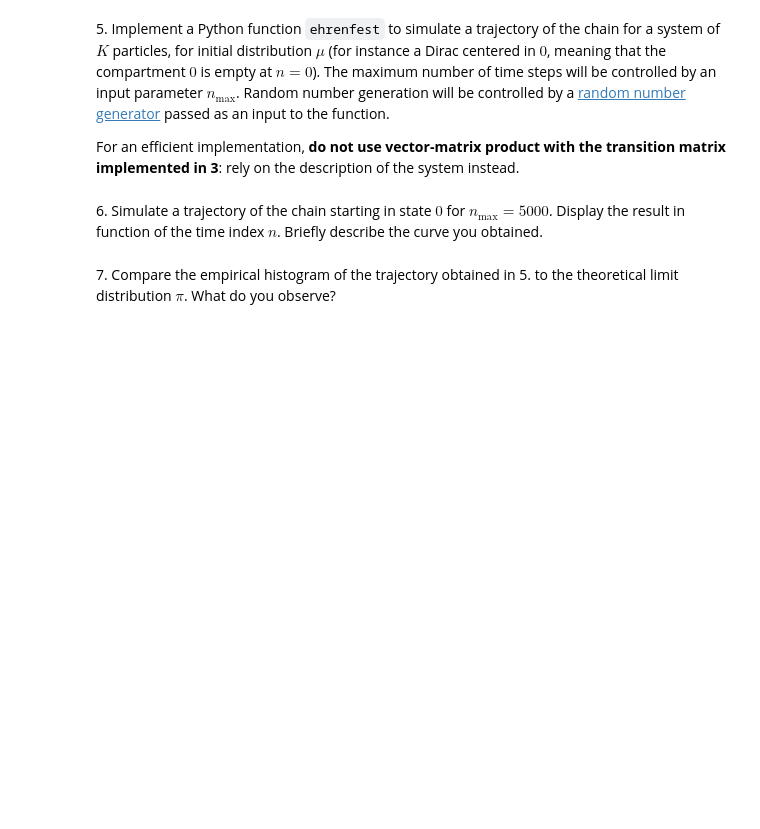
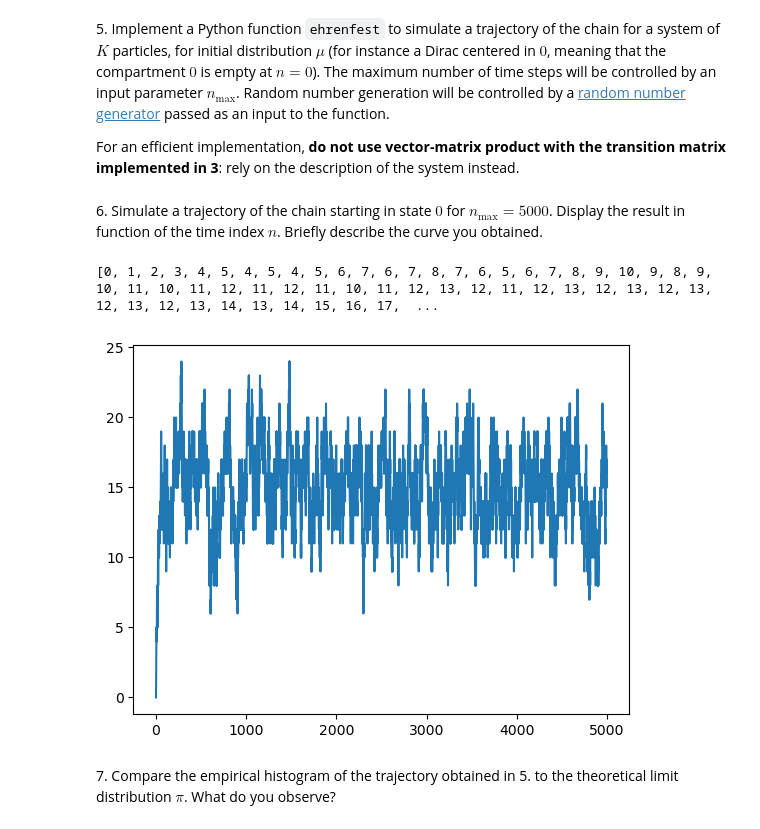
Before and after one commit to benech17/Markov-Chains-SDIA, a Jupyter notebook: lab1_markov_students/lab1_notebook.ipynb, the cells around one changed output. Saved outputs shown, nothing was run; the diff lists cells and outputs as text; code cells hidden in the pictures; blank space fills up the shorter version.

```diff
--- a/lab1_markov_students/lab1_notebook.ipynb
+++ b/lab1_markov_students/lab1_notebook.ipynb
@@ -79,7 +137,41 @@ This lab session will be evaluated, based on your answer to the exercises report
 5\. <!--[$\cdot$/2]--> Implement a Python function `ehrenfest` to simulate a trajectory of the chain for a system of $K$ particles, for initial distribution $\mu$ (for instance a Dirac centered in $0$, meaning that the compartment $0$ is empty at $n = 0$). The maximum number of time steps will be controlled by an input parameter $n_{\max}$. Random number generation will be controlled by a [random number generator](https://numpy.org/doc/stable/reference/random/generator.html) passed as an input to the function.
 
 For an efficient implementation, **do not use vector-matrix product with the transition matrix implemented in 3**: rely on the description of the system instead.
+# %%
+import matplotlib.pyplot as plt
+nmax=100
+nu0=0
+def ehrenfest(nmax,rng,nu0,P):
+    np.random.seed(rng)
+    nu_list=[nu0]
+    K=P.shape[0]-1
+    for j in range(0,nmax):
+        if nu0==0:
+            x=1
+        elif nu0==K:
+            x=K-1
+        else:
+            p=np.array([P[nu0,nu0-1],P[nu0,nu0+1]])
+            x=nu0+np.random.choice([-1,1],size=1,p=p)[0]
+        nu0=x
+        nu_list.append(nu0)
+    return nu_list
 # %% [markdown]
 6\. Simulate a trajectory of the chain starting in state $0$ for $n_{\max} = 5000$. Display the result in function of the time index $n$. Briefly describe the curve you obtained.
+# %%
+import plotly.graph_objects as go
+nmax=5000
+nu_list=ehrenfest(nmax,42,nu0,P)
+print(nu_list)
+plt.plot(range(0,nmax+1),nu_list)
+plt.show()
+
+#histogram
+fig= go.Figure(data=[go.Histogram(x=nu_list)])
+fig.update_layout(title_text='Histogram of nu_list',xaxis_title_text='nu',yaxis_title_text='count')
+fig.show()
+# %% [output]
+[0, 1, 2, 3, 4, 5, 4, 5, 4, 5, 6, 7, 6, 7, 8, 7, 6, 5, 6, 7, 8, 9, 10, 9, 8, 9, 10, 11, 10, 11, 12, 11, 12, 11, 10, 11, 12, 13, 12, 11, 12, 13, 12, 13, 12, 13, 12, 13, 12, 13, 14, 13, 14, 15, 16, 17,  ...
+[figure, added]
 # %% [markdown]
 7\. Compare the empirical histogram of the trajectory obtained in 5. to the theoretical limit distribution $\pi$. What do you observe?
```
Also changed, not shown: parts of 13 cells of this notebook.
